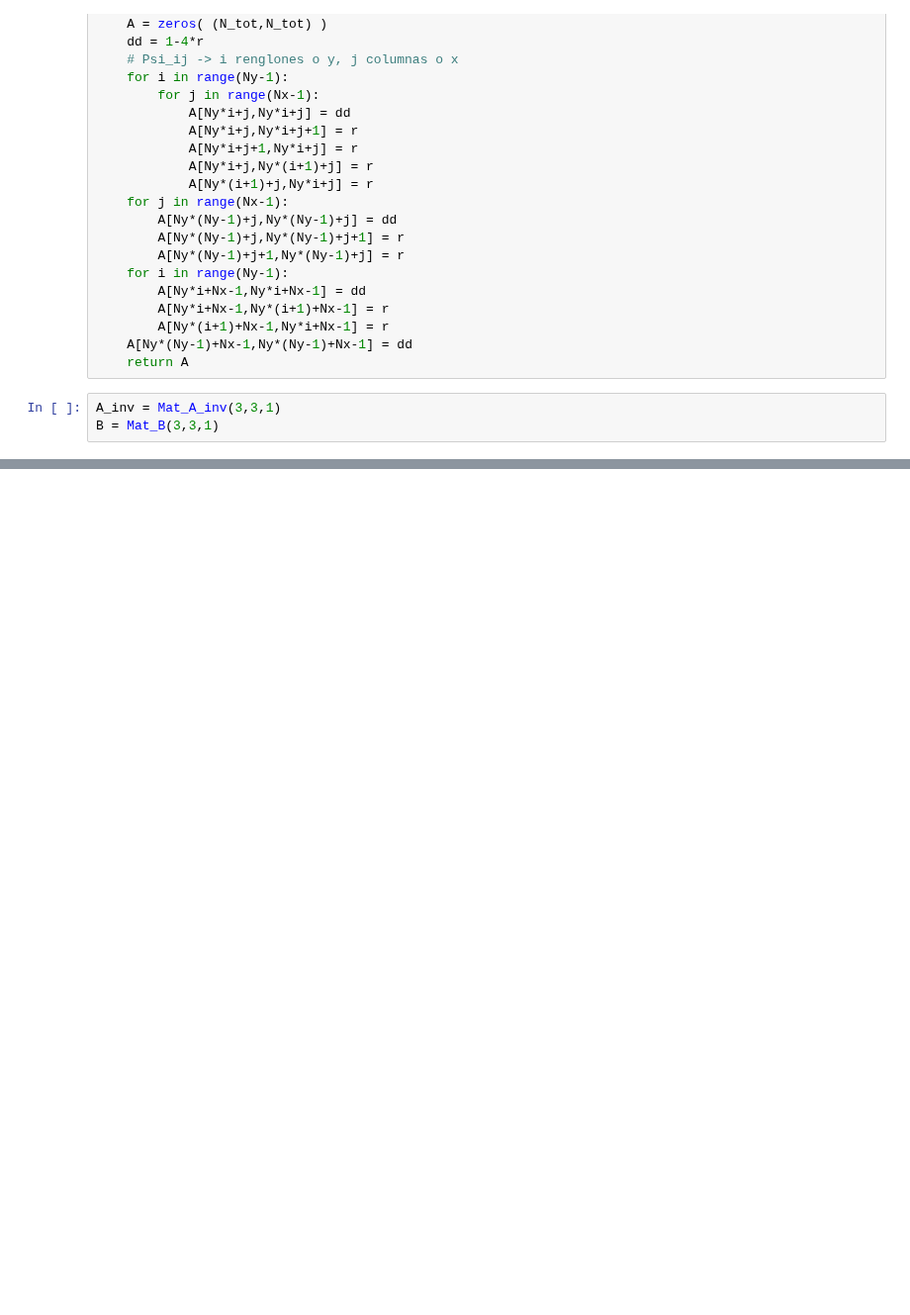
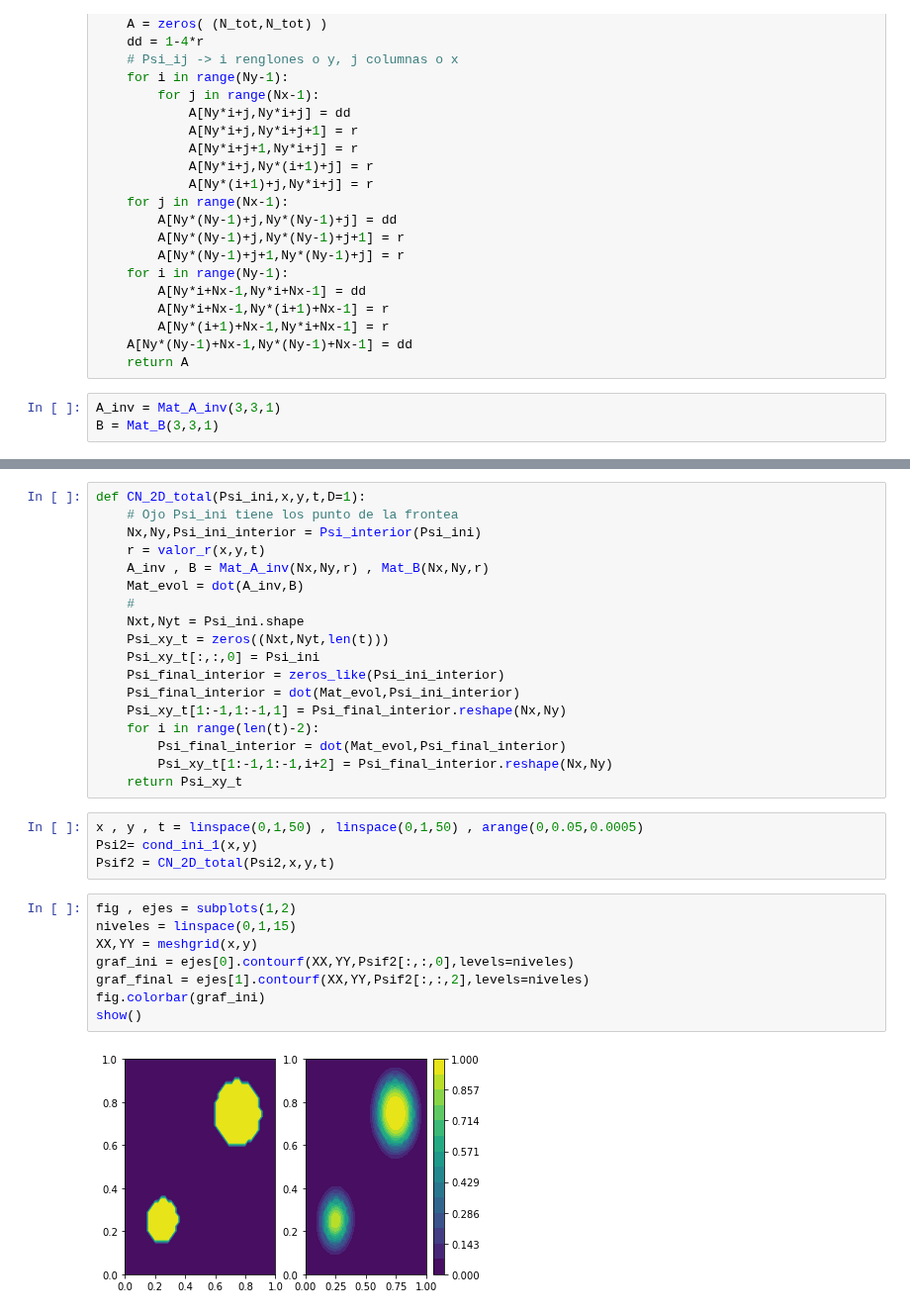
Before and after one commit to richmf/Fisica-Computacional-clases, a Jupyter notebook: CN 2D.ipynb, the cells around one changed output, grey strips where cells are left out. Shown at 99% size. Saved outputs shown, nothing was run; the diff lists cells and outputs as text; blank space fills up the shorter version.

```diff
--- a/CN 2D.ipynb
+++ b/CN 2D.ipynb
@@ -137,0 +148,32 @@ show()
+# %%
+def CN_2D_total(Psi_ini,x,y,t,D=1):
+    # Ojo Psi_ini tiene los punto de la frontea
+    Nx,Ny,Psi_ini_interior = Psi_interior(Psi_ini)
+    r = valor_r(x,y,t)
+    A_inv , B = Mat_A_inv(Nx,Ny,r) , Mat_B(Nx,Ny,r)
+    Mat_evol = dot(A_inv,B)
+    #
+    Nxt,Nyt = Psi_ini.shape
+    Psi_xy_t = zeros((Nxt,Nyt,len(t)))
+    Psi_xy_t[:,:,0] = Psi_ini
+    Psi_final_interior = zeros_like(Psi_ini_interior)
+    Psi_final_interior = dot(Mat_evol,Psi_ini_interior)
+    Psi_xy_t[1:-1,1:-1,1] = Psi_final_interior.reshape(Nx,Ny)
+    for i in range(len(t)-2):
+        Psi_final_interior = dot(Mat_evol,Psi_final_interior)
+        Psi_xy_t[1:-1,1:-1,i+2] = Psi_final_interior.reshape(Nx,Ny)
+    return Psi_xy_t
+# %%
+x , y , t = linspace(0,1,50) , linspace(0,1,50) , arange(0,0.05,0.0005)
+Psi2= cond_ini_1(x,y)
+Psif2 = CN_2D_total(Psi2,x,y,t)
+# %%
+fig , ejes = subplots(1,2)
+niveles = linspace(0,1,15)
+XX,YY = meshgrid(x,y)
+graf_ini = ejes[0].contourf(XX,YY,Psif2[:,:,0],levels=niveles)
+graf_final = ejes[1].contourf(XX,YY,Psif2[:,:,2],levels=niveles)
+fig.colorbar(graf_ini)
+show()
+# %% [output]
+[figure, added]
```
Also changed, not shown: parts of 21 cells of this notebook.
